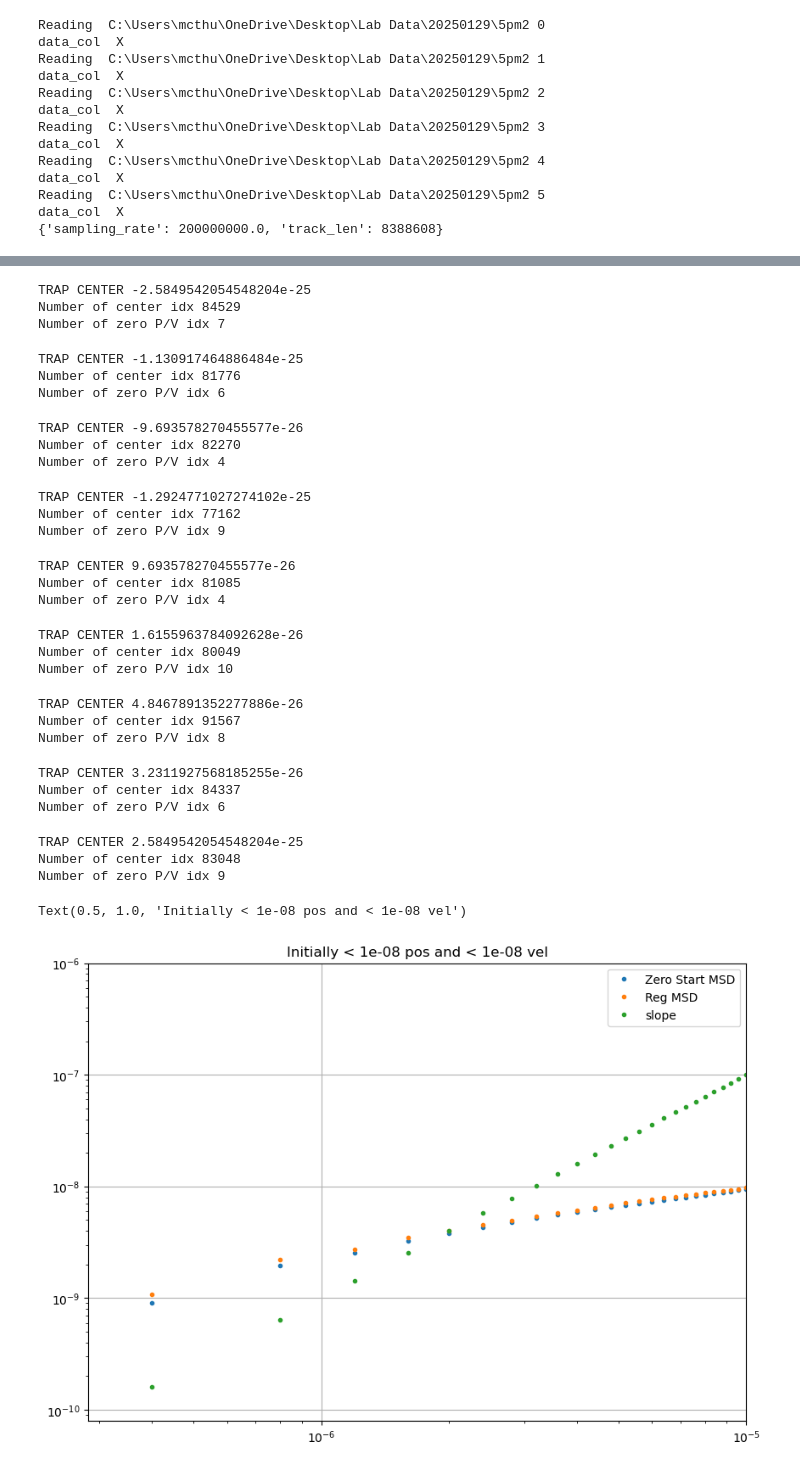
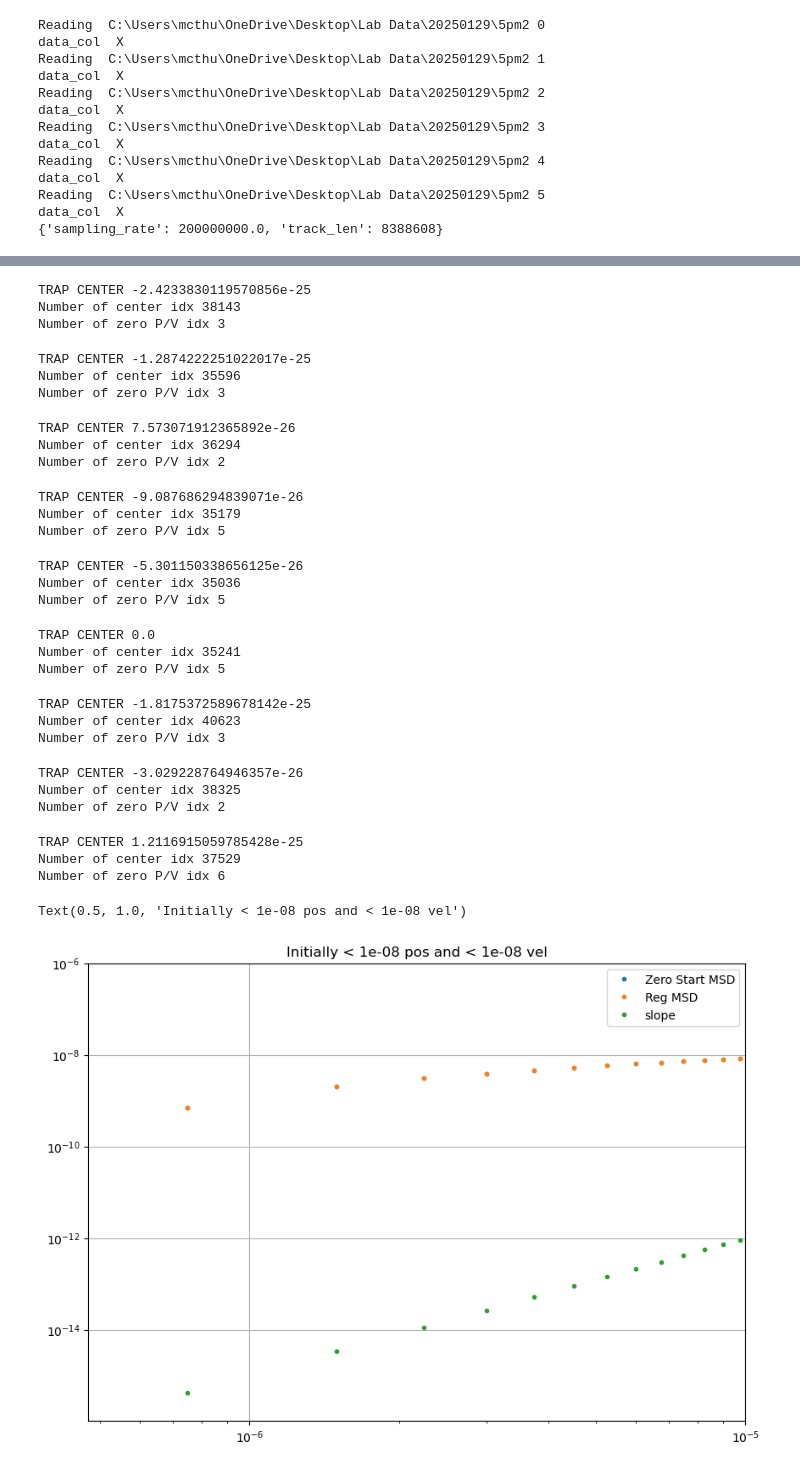
Before and after one commit to mcthumann/Brownian_Data_Analysis, a Jupyter notebook: scripts/bati_playground_super_diiffusion.ipynb, the cells around one changed output, grey strips where cells are left out. Drawn from its saved outputs; the diff is of its cells as text; code cells hidden in the pictures.

```diff
--- a/scripts/bati_playground_super_diiffusion.ipynb
+++ b/scripts/bati_playground_super_diiffusion.ipynb
@@ -58,7 +58,7 @@ traces_per_file = 2
 
 # Found by verifying where the noise cumulative VPSD reaches 4% of signal cumulative VPSD
 # bin_num = 165
-bin_num = 80
+bin_num = 150
 # (V^2/m^2) Found by fitting to PSD
 V = 51.198e14
 # (Hz) Found where low f noise begins to dominate in the PSD
@@ -164,24 +164,15 @@ SAMPLING RATE IS 200000000.0
 # %%
 from tqdm import tqdm
 def compute_msd(time_trace, dt):
-    """
-    Compute the Mean Squared Displacement (MSD) for a 1D time trace.
 
-    Parameters:
-        time_trace (numpy.ndarray): 1D array of position values.
-        dt (float): Time interval between consecutive points in the time trace.
-
-    Returns:
-        numpy.ndarray: Array of MSD values for each lag time.
-        numpy.ndarray: Array of corresponding lag times.
-    """
     n = len(time_trace)
     msd = np.zeros(n)  # Allocate array for MSD
     lag_times = np.arange(n) * dt  # Calculate lag times
 
     for tau in tqdm(range(n)):
         displacements = time_trace[tau:] - time_trace[:n - tau]
-        msd[tau] = np.mean(displacements**2)
+        d_sq = np.square(displacements)
+        msd[tau] = np.mean(d_sq)
 
     return msd, lag_times
 # %%
@@ -202,7 +193,7 @@ lag_times = 0
 
 pos_tolerance = 1e-8
 v_tolerance = 1e-8
-track_len = 1000
+track_len = 10000
 
 # print("Number of traces " + str(len(velocity_traces)))
 for i in range(len(velocity_traces)):
@@ -285,7 +276,7 @@ reg = np.mean(arr_reg_msd, axis=0)
 plt.figure(figsize=(10, 7))
 plt.plot(lag_times, super, ".", label='Zero Start MSD')
 plt.plot(lag_times, reg, ".", label='Reg MSD')
-y = (lag_times**2)*1e3
+y = (lag_times**3)*1e3
 plt.plot(lag_times, y, ".", label='slope')
 plt.xscale("log")
 plt.yscale("log")
@@ -307,29 +298,29 @@ Number of zero P/V idx 9
-TRAP CENTER -2.5849542054548204e-25
-Number of center idx 84529
-Number of zero P/V idx 7
+TRAP CENTER -2.4233830119570856e-25
+Number of center idx 38143
+Number of zero P/V idx 3
-TRAP CENTER -1.130917464886484e-25
-Number of center idx 81776
-Number of zero P/V idx 6
+TRAP CENTER -1.2874222251022017e-25
+Number of center idx 35596
+Number of zero P/V idx 3
-TRAP CENTER -9.693578270455577e-26
-Number of center idx 82270
-Number of zero P/V idx 4
+TRAP CENTER 7.573071912365892e-26
+Number of center idx 36294
+Number of zero P/V idx 2
-TRAP CENTER -1.2924771027274102e-25
-Number of center idx 77162
-Number of zero P/V idx 9
+TRAP CENTER -9.087686294839071e-26
+Number of center idx 35179
+Number of zero P/V idx 5
-TRAP CENTER 9.693578270455577e-26
-Number of center idx 81085
-Number of zero P/V idx 4
+TRAP CENTER -5.301150338656125e-26
+Number of center idx 35036
+Number of zero P/V idx 5
-TRAP CENTER 1.6155963784092628e-26
-Number of center idx 80049
-Number of zero P/V idx 10
+TRAP CENTER 0.0
+Number of center idx 35241
+Number of zero P/V idx 5
-TRAP CENTER 4.8467891352277886e-26
-Number of center idx 91567
-Number of zero P/V idx 8
+TRAP CENTER -1.8175372589678142e-25
+Number of center idx 40623
+Number of zero P/V idx 3
-TRAP CENTER 3.2311927568185255e-26
-Number of center idx 84337
-Number of zero P/V idx 6
+TRAP CENTER -3.029228764946357e-26
+Number of center idx 38325
+Number of zero P/V idx 2
-TRAP CENTER 2.5849542054548204e-25
-Number of center idx 83048
-Number of zero P/V idx 9
+TRAP CENTER 1.2116915059785428e-25
+Number of center idx 37529
+Number of zero P/V idx 6
 Text(0.5, 1.0, 'Initially < 1e-08 pos and < 1e-08 vel')
-[figure, old version]
+[figure, new version]
```
Also changed, not shown: parts of 3 cells of this notebook, 3 other files.
